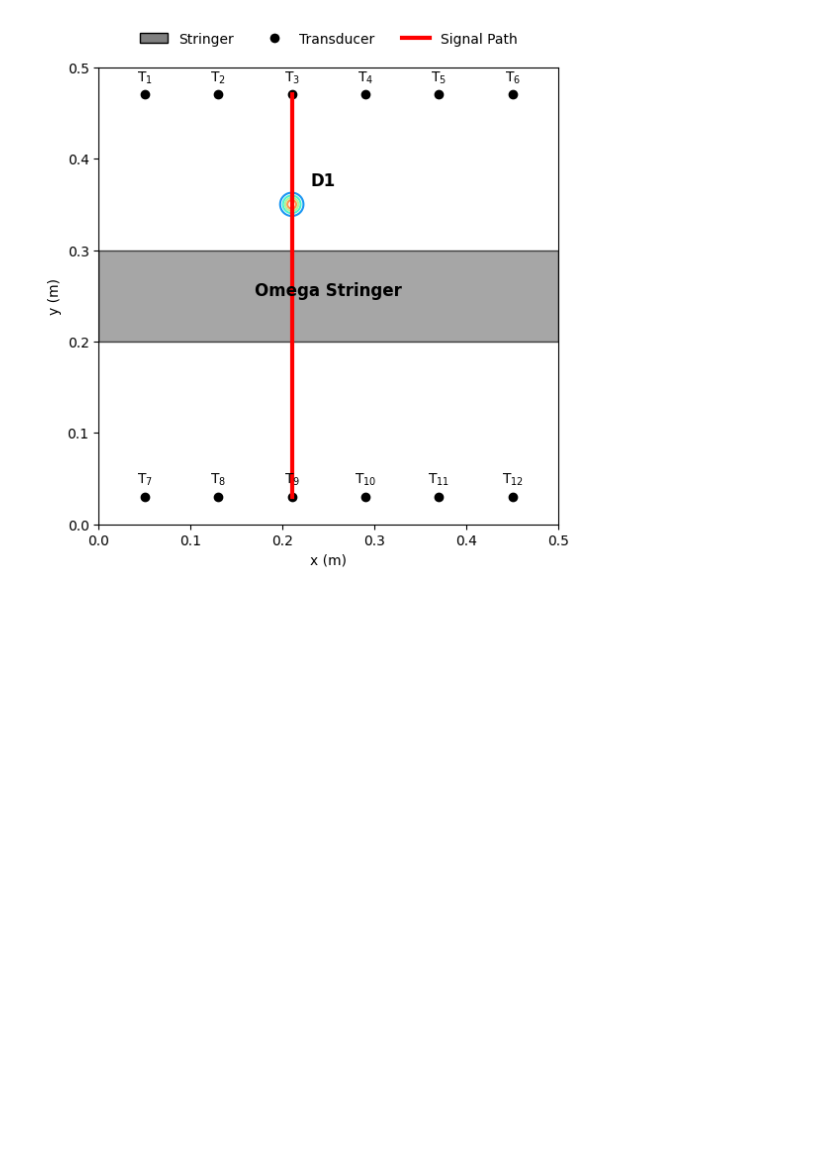
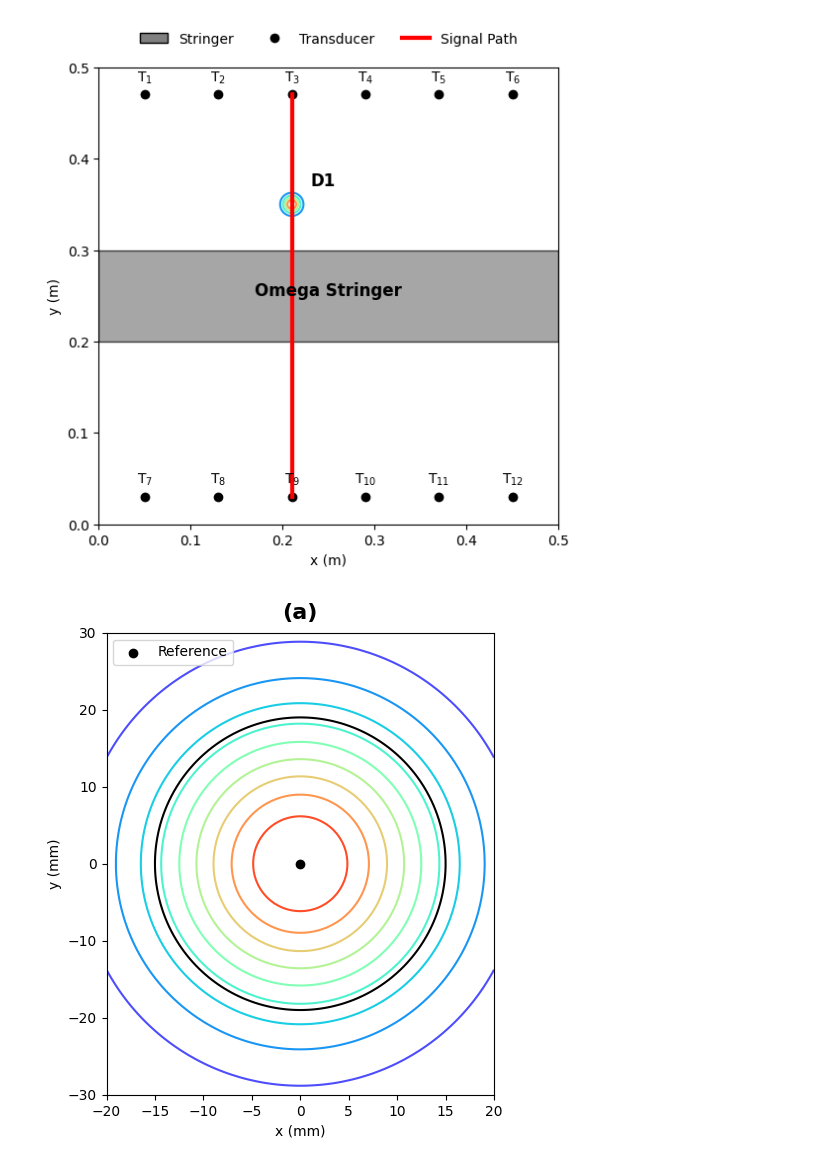
Before and after one commit to bharade/shm_ogw3, a Jupyter notebook: creating-figures.ipynb, the cells around one changed output. Drawn from its saved outputs; the diff is of its cells as text; code cells hidden in the pictures; blank space fills up the shorter version.

Commit message:
Kaggle Notebook | creating-figures | added ellipses

```diff
--- a/creating-figures.ipynb
+++ b/creating-figures.ipynb
@@ -335,3 +335,39 @@ ax.legend(handles=legend_elements, loc="lower center", bbox_to_anchor=(0.5, 1.02
 plt.show()
 # %% [output]
 [figure]
+# %%
+import numpy as np
+import matplotlib.pyplot as plt
+
+# Generate grid data
+x = np.linspace(-20, 20, 100)  # X-axis in mm
+y = np.linspace(-30, 30, 100)  # Y-axis in mm
+X, Y = np.meshgrid(x, y)
+
+# Define an elliptical Gaussian function
+Z = np.exp(-((X / 15)**2 + (Y / 19)**2))
+
+# Create the figure
+fig, ax = plt.subplots(figsize=(5, 6))
+
+# Contour plot with rainbow colormap
+contours = ax.contour(X, Y, Z, levels=10, cmap="rainbow")
+
+# Add a black contour in the middle
+ax.contour(X, Y, Z, levels=[np.exp(-1)], colors='black')
+
+# Reference point (black dot at center)
+ax.scatter(0, 0, color='black', label="Reference")
+
+# Labels and title
+ax.set_xlabel("x (mm)")
+ax.set_ylabel("y (mm)")
+ax.set_title("(a)", fontsize=16, fontweight='bold', pad=10)
+
+# Legend
+ax.legend(loc="upper left", frameon=True)
+
+# Show plot
+plt.show()
+# %% [output]
+[figure, added]
```
Also changed, not shown: parts of 3 cells of this notebook.
